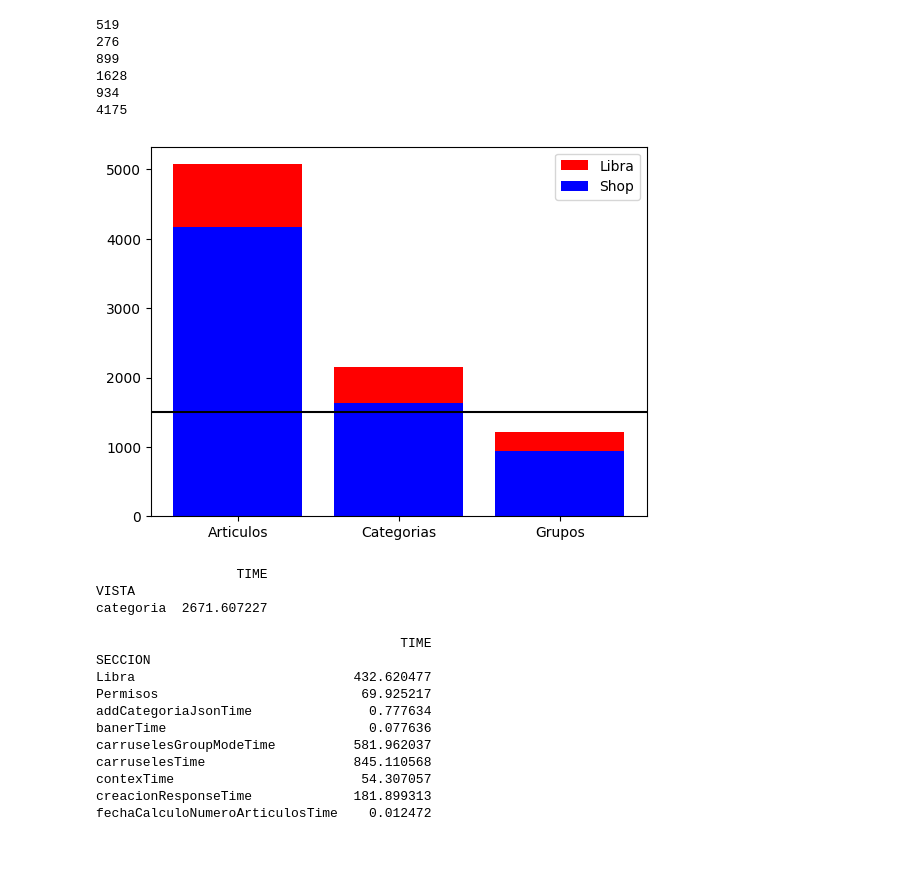
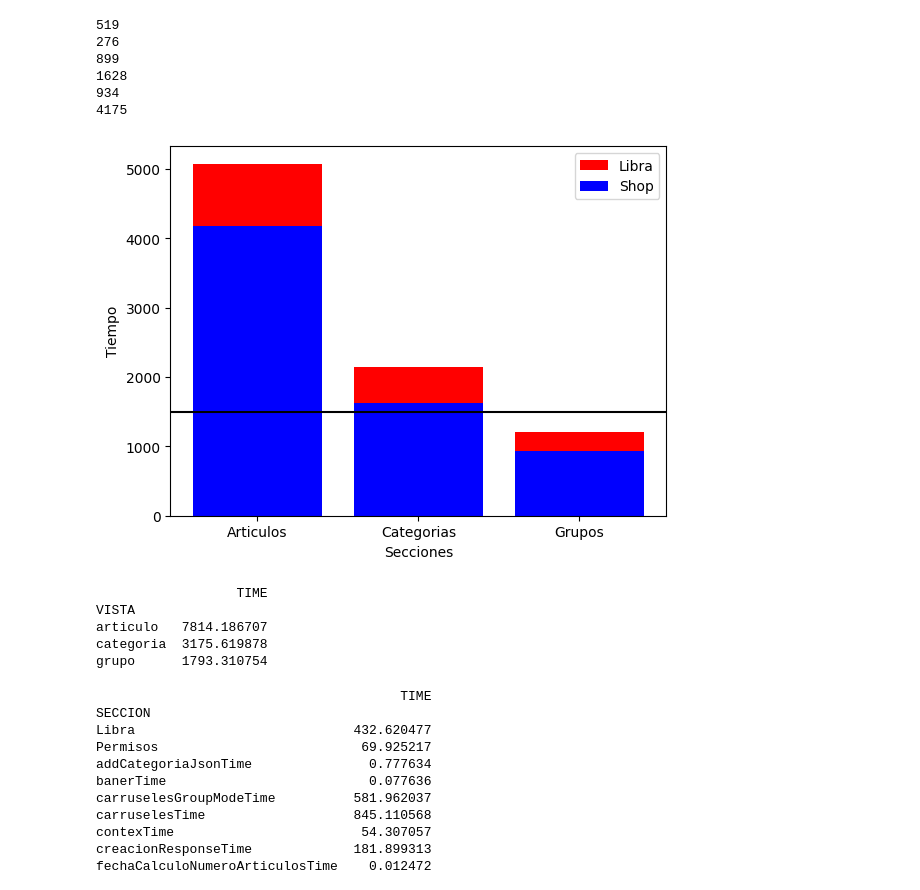
Before and after one commit to JavierBrenlla/pandas, a Jupyter notebook: rendimientosegundaversion.ipynb, the cells around one changed output. Saved outputs shown, nothing was run; the diff lists cells and outputs as text; code cells hidden in the pictures; blank space fills up the shorter version.

```diff
--- a/rendimientosegundaversion.ipynb
+++ b/rendimientosegundaversion.ipynb
@@ -353,25 +292,29 @@ print(torvigo_articulos)
 # %%
 
 data = pd.DataFrame({
                         "Torvigo" : [torvigo_articulos, torvigo_categorias, torvigo_grupos],
                         "Libra" : [libra_articulos, libra_categorias, libra_grupos],
                     },
                     index=('Articulos', "Categorias", "Grupos",))
 
 
 plt.bar(data.index, data.Torvigo + data.Libra, label='Libra', color="red")
 
 plt.bar(data.index, data.Torvigo, label='Shop', color="blue")
 
+plt.ylabel("Tiempo")
+
+plt.xlabel("Secciones")
+
 plt.legend(loc='best')
 
 plt.axhline(y=1500, color='black', linestyle='-')
 
 plt.show()
 # %% [output]
-[figure, old version]
+[figure, new version]
 # %%
-categorias_group_mode = df[df["URL"].str.contains("group_mode=true")]
+categorias_group_mode = df[(df["URL"].str.contains("group_mode=true")) & df["SECCION"] != "Renderizado"]
 categorias_art_mode = df[(df["URL"].str.contains(r"!group_mode=true", regex=True))]
 
 #categorias_art_mode = categorias_art_mode[categorias_art_mode["VISTA"] == "categoria"]
@@ -382,7 +325,9 @@ print(categorias_group_mode.groupby("VISTA").mean())
 # %% [output]
                   TIME
 VISTA
-categoria  2671.607227
+articulo   7814.186707
+categoria  3175.619878
+grupo      1793.310754
 # %%
 categorias_group_mode = df[df["URL"].str.contains("group_mode=true")]
 categorias_art_mode = df[(~(df["URL"].str.contains(r"group_mode=true", regex=True)) & (df["VISTA"] == "categoria"))]
```
Also changed, not shown: parts of 11 cells of this notebook, 1 other file.
